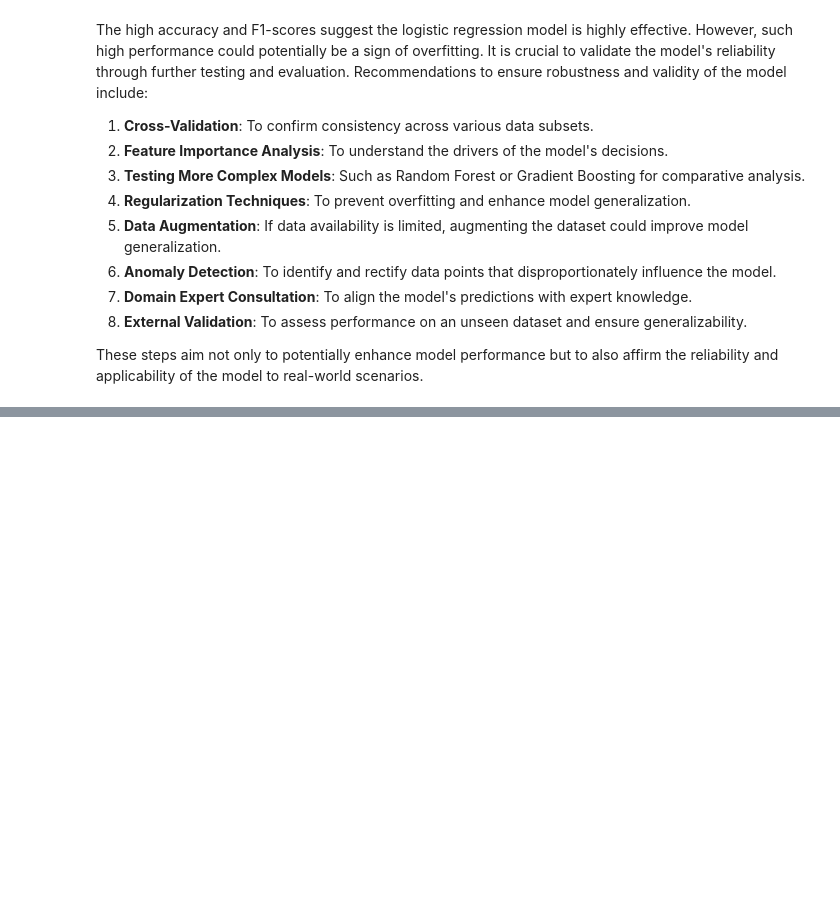
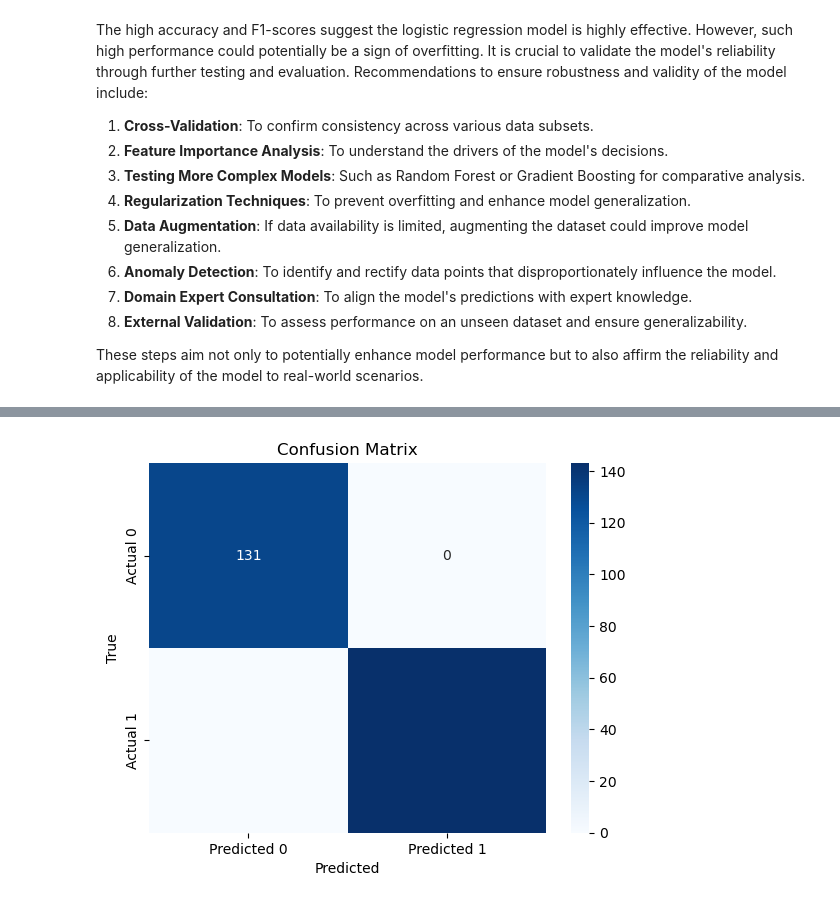
Before and after one commit to NidaB-C/happiness_project, a Jupyter notebook: notebooks/02_Model_Prototyping.ipynb, the cells around one changed output, grey strips where cells are left out. Drawn from its saved outputs; the diff is of its cells as text; code cells hidden in the pictures; blank space fills up the shorter version.

```diff
--- a/notebooks/02_Model_Prototyping.ipynb
+++ b/notebooks/02_Model_Prototyping.ipynb
@@ -109,0 +169,18 @@ These steps aim not only to potentially enhance model performance but to also af
+# %%
+# Creating the decision tree classifier instance
+decision_tree_model = tree.DecisionTreeClassifier()
+# %%
+# Fitting the model
+decision_tree_model = decision_tree_model.fit(X_train, y_train)
+# %%
+# Making predictions using the testing data
+decision_tree_predictions = decision_tree_model.predict(X_test)
+# %%
+# Calculating the confusion matrix
+dt_cm = confusion_matrix(y_test, decision_tree_predictions)
+dt_cm_df = pd.DataFrame(
+    dt_cm, index=["Actual 0", "Actual 1"], columns=["Predicted 0", "Predicted 1"]
+)
+
+# Calculating the accuracy score
+acc_score = accuracy_score(y_test, decision_tree_predictions)
@@ -109,0 +209,9 @@ These steps aim not only to potentially enhance model performance but to also af
+# %%
+# Generate and display the confusion matrix
+sns.heatmap(dt_cm_df, annot=True, fmt='d', cmap='Blues')
+plt.xlabel('Predicted')
+plt.ylabel('True')
+plt.title('Confusion Matrix')
+plt.show()
+# %% [output]
+[figure, added]
```
Also changed, not shown: parts of 12 cells of this notebook.
